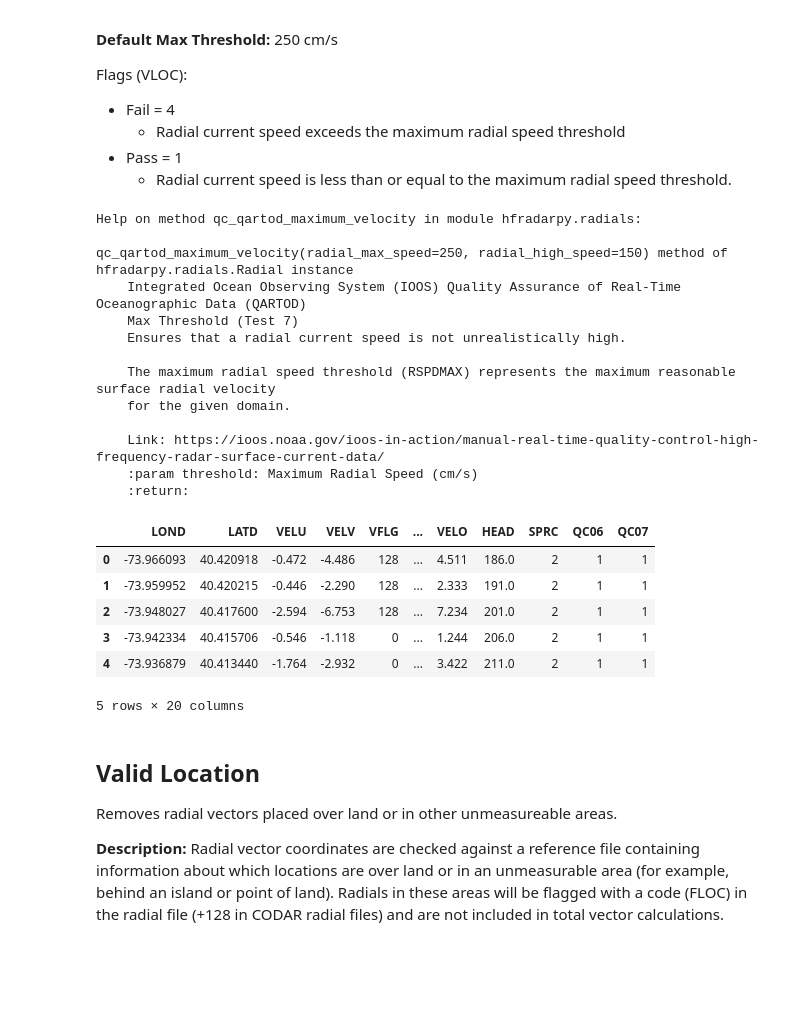
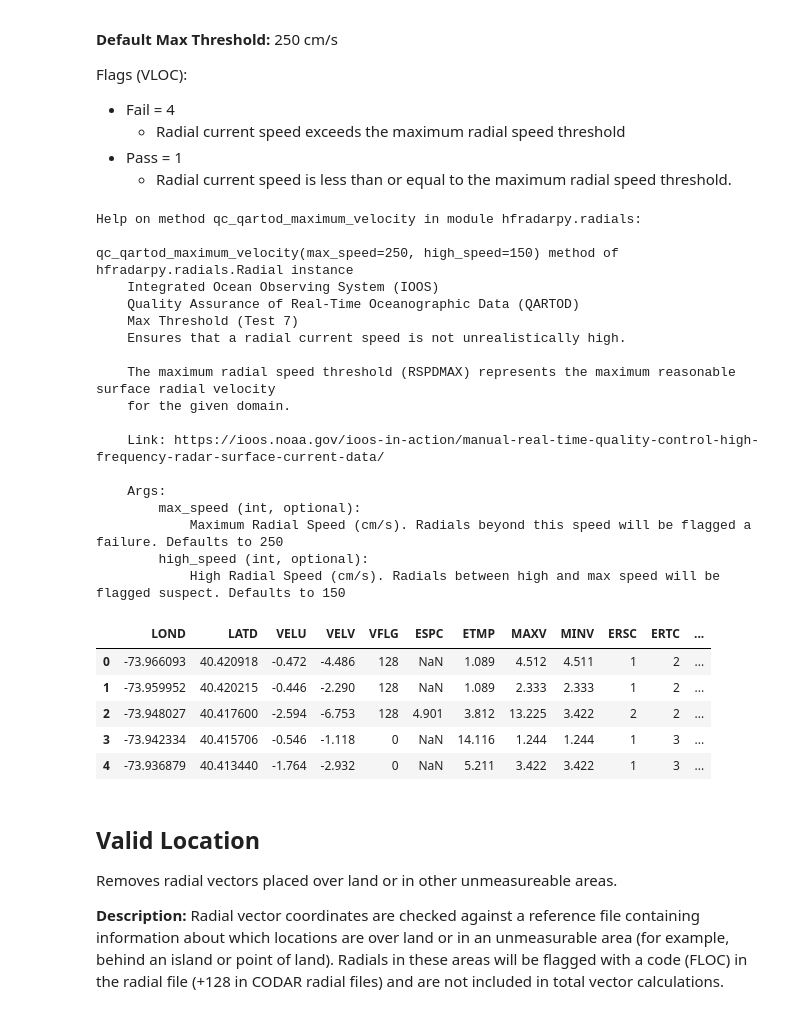
Before and after one commit to rucool/hfradarpy, a Jupyter notebook: examples/notebooks/radial_class_exploration.ipynb, the cells around one changed output. Drawn from its saved outputs; the diff is of its cells as text; code cells hidden in the pictures; blank space fills up the shorter version.

```diff
--- a/examples/notebooks/radial_class_exploration.ipynb
+++ b/examples/notebooks/radial_class_exploration.ipynb
@@ -41,4 +37,6 @@ We create two variables, radial_file and radial_file_qc, that contain the full f
+# %%
+data_path = '/Users/teresa/Downloads/hfradarpy-master/examples/data/'
 # %%
-radial_file = start_path / 'data' / 'radials' / 'ruv' / 'SEAB' / 'RDLi_SEAB_2019_01_01_0200.ruv'
+radial_file = data_path + 'radials/ruv/SEAB/' + 'RDLi_SEAB_2019_01_01_0200.ruv'
 radial_file
 # %% [output]
@@ -245,8 +242,9 @@ help(r.qc_qartod_maximum_velocity)
 # %% [output]
 Help on method qc_qartod_maximum_velocity in module hfradarpy.radials:
 
-qc_qartod_maximum_velocity(radial_max_speed=250, radial_high_speed=150) method of hfradarpy.radials.Radial instance
-    Integrated Ocean Observing System (IOOS) Quality Assurance of Real-Time Oceanographic Data (QARTOD)
+qc_qartod_maximum_velocity(max_speed=250, high_speed=150) method of hfradarpy.radials.Radial instance
+    Integrated Ocean Observing System (IOOS)
+    Quality Assurance of Real-Time Oceanographic Data (QARTOD)
     Max Threshold (Test 7)
     Ensures that a radial current speed is not unrealistically high.
 
@@ -254,19 +252,22 @@ qc_qartod_maximum_velocity(radial_max_speed=250, radial_high_speed=150) method o
     for the given domain.
 
     Link: https://ioos.noaa.gov/ioos-in-action/manual-real-time-quality-control-high-frequency-radar-surface-current-data/
-    :param threshold: Maximum Radial Speed (cm/s)
-    :return:
+
+    Args:
+        max_speed (int, optional):
+            Maximum Radial Speed (cm/s). Radials beyond this speed will be flagged a failure. Defaults to 250
+        high_speed (int, optional):
+            High Radial Speed (cm/s). Radials between high and max speed will be flagged suspect. Defaults to 150
 # %%
-r.qc_qartod_maximum_velocity(radial_max_speed=250, radial_high_speed=150) #cm/s
+r.qc_qartod_maximum_velocity(max_speed=250, high_speed=150) #cm/s
 r.data.head()
 # %% [output]
-|  | LOND | LATD | VELU | VELV | VFLG | ... | VELO | HEAD | SPRC | QC06 | QC07 |
-| 0 | -73.966093 | 40.420918 | -0.472 | -4.486 | 128 | ... | 4.511 | 186.0 | 2 | 1 | 1 |
-| 1 | -73.959952 | 40.420215 | -0.446 | -2.290 | 128 | ... | 2.333 | 191.0 | 2 | 1 | 1 |
-| 2 | -73.948027 | 40.417600 | -2.594 | -6.753 | 128 | ... | 7.234 | 201.0 | 2 | 1 | 1 |
-| 3 | -73.942334 | 40.415706 | -0.546 | -1.118 | 0 | ... | 1.244 | 206.0 | 2 | 1 | 1 |
-| 4 | -73.936879 | 40.413440 | -1.764 | -2.932 | 0 | ... | 3.422 | 211.0 | 2 | 1 | 1 |
+|  | LOND | LATD | VELU | VELV | VFLG | ESPC | ETMP | MAXV | MINV | ERSC | ERTC | ... |
+| 0 | -73.966093 | 40.420918 | -0.472 | -4.486 | 128 | NaN | 1.089 | 4.512 | 4.511 | 1 | 2 | ... |
+| 1 | -73.959952 | 40.420215 | -0.446 | -2.290 | 128 | NaN | 1.089 | 2.333 | 2.333 | 1 | 2 | ... |
+| 2 | -73.948027 | 40.417600 | -2.594 | -6.753 | 128 | 4.901 | 3.812 | 13.225 | 3.422 | 2 | 2 | ... |
+| 3 | -73.942334 | 40.415706 | -0.546 | -1.118 | 0 | NaN | 14.116 | 1.244 | 1.244 | 1 | 3 | ... |
+| 4 | -73.936879 | 40.413440 | -1.764 | -2.932 | 0 | NaN | 5.211 | 3.422 | 3.422 | 1 | 3 | ... |
-5 rows × 20 columns
 # %% [markdown]
 ## Valid Location
 Removes radial vectors placed over land or in other unmeasureable areas.
```
Also changed, not shown: parts of 27 cells of this notebook, 3 other files.
